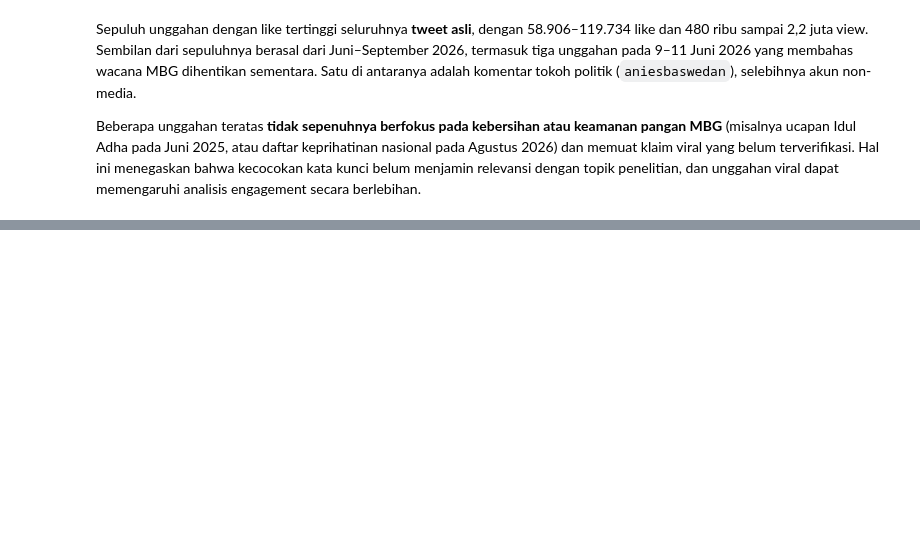
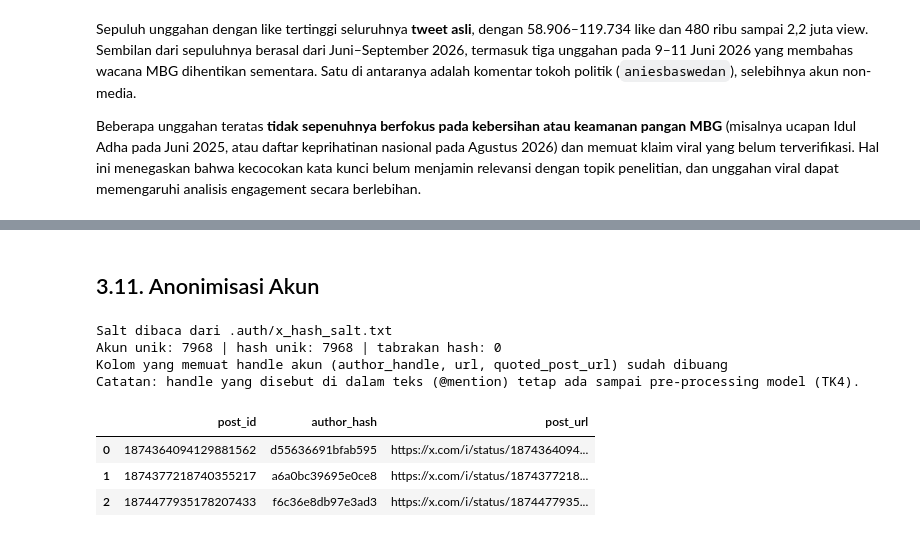
Before and after one commit to Anmedsay/mbg-social-analytics, a Jupyter notebook: x/TK2_X_Scraping_Pipeline.ipynb, the cells around one changed output, grey strips where cells are left out. Saved outputs shown, nothing was run; the diff lists cells and outputs as text; code cells hidden in the pictures; blank space fills up the shorter version.

```diff
--- a/x/TK2_X_Scraping_Pipeline.ipynb
+++ b/x/TK2_X_Scraping_Pipeline.ipynb
@@ -1883,0 +2224,48 @@ Beberapa unggahan teratas **tidak sepenuhnya berfokus pada kebersihan atau keama
+# %% [markdown]
+## 3.11. Anonimisasi Akun
+# %%
+def muat_salt():
+    """Salt dari variabel lingkungan X_HASH_SALT, atau berkas lokal di .auth/ (dibuat otomatis jika belum ada)."""
+    dari_env = os.environ.get("X_HASH_SALT")
+    if dari_env:
+        print("Salt dibaca dari variabel lingkungan X_HASH_SALT")
+        return dari_env
+    if PP_SALT_PATH.exists():
+        print("Salt dibaca dari", PP_SALT_PATH.relative_to(PP_BASE))
+        return PP_SALT_PATH.read_text(encoding="utf-8").strip()
+    salt = secrets.token_hex(16)
+    PP_SALT_PATH.write_text(salt, encoding="utf-8")
+    PP_SALT_PATH.chmod(0o600)
+    print("Salt baru dibuat di", PP_SALT_PATH.relative_to(PP_BASE), "(jangan di-commit; bagikan ke anggota kelompok secara privat)")
+    return salt
+
+
+SALT = muat_salt()
+
+
+def hash_akun(handle):
+    """SHA-256(salt + handle huruf kecil), 16 karakter hex pertama. Handle X tidak membedakan huruf besar/kecil."""
+    return hashlib.sha256((SALT + handle.lower()).encode("utf-8")).hexdigest()[:16]
+
+
+df["author_hash"] = df["author_handle"].map(hash_akun)
+n_handle = df["author_handle"].str.lower().nunique()
+print(f"Akun unik: {n_handle} | hash unik: {df['author_hash'].nunique()} | tabrakan hash: {n_handle - df['author_hash'].nunique()}")
+assert df["author_hash"].nunique() == n_handle, "Terjadi tabrakan hash"
+
+# post_url lama memuat handle; bentuk x.com/i/status/<id> tetap dapat dibuka tanpa handle
+df["post_url"] = "https://x.com/i/status/" + df["post_id"]
+df = df.drop(columns=["author_handle", "url", "quoted_post_url"])
+print("Kolom yang memuat handle akun (author_handle, url, quoted_post_url) sudah dibuang")
+print("Catatan: handle yang disebut di dalam teks (@mention) tetap ada sampai pre-processing model (TK4).")
+catat("3.11 Anonimisasi akun", "author_handle -> author_hash; url -> post_url tanpa handle; quoted_post_url -> quoted_post_id", len(df), len(df))
+df[["post_id", "author_hash", "post_url"]].head(3)
+# %% [output]
+Salt dibaca dari .auth/x_hash_salt.txt
+Akun unik: 7968 | hash unik: 7968 | tabrakan hash: 0
+Kolom yang memuat handle akun (author_handle, url, quoted_post_url) sudah dibuang
+Catatan: handle yang disebut di dalam teks (@mention) tetap ada sampai pre-processing model (TK4).
+|  | post_id | author_hash | post_url |
+| 0 | 1874364094129881562 | d55636691bfab595 | https://x.com/i/status/1874364094... |
+| 1 | 1874377218740355217 | a6a0bc39695e0ce8 | https://x.com/i/status/1874377218... |
+| 2 | 1874477935178207433 | f6c36e8db97e3ad3 | https://x.com/i/status/1874477935... |
```
Also changed, not shown: parts of 45 cells of this notebook, 2 other files.
